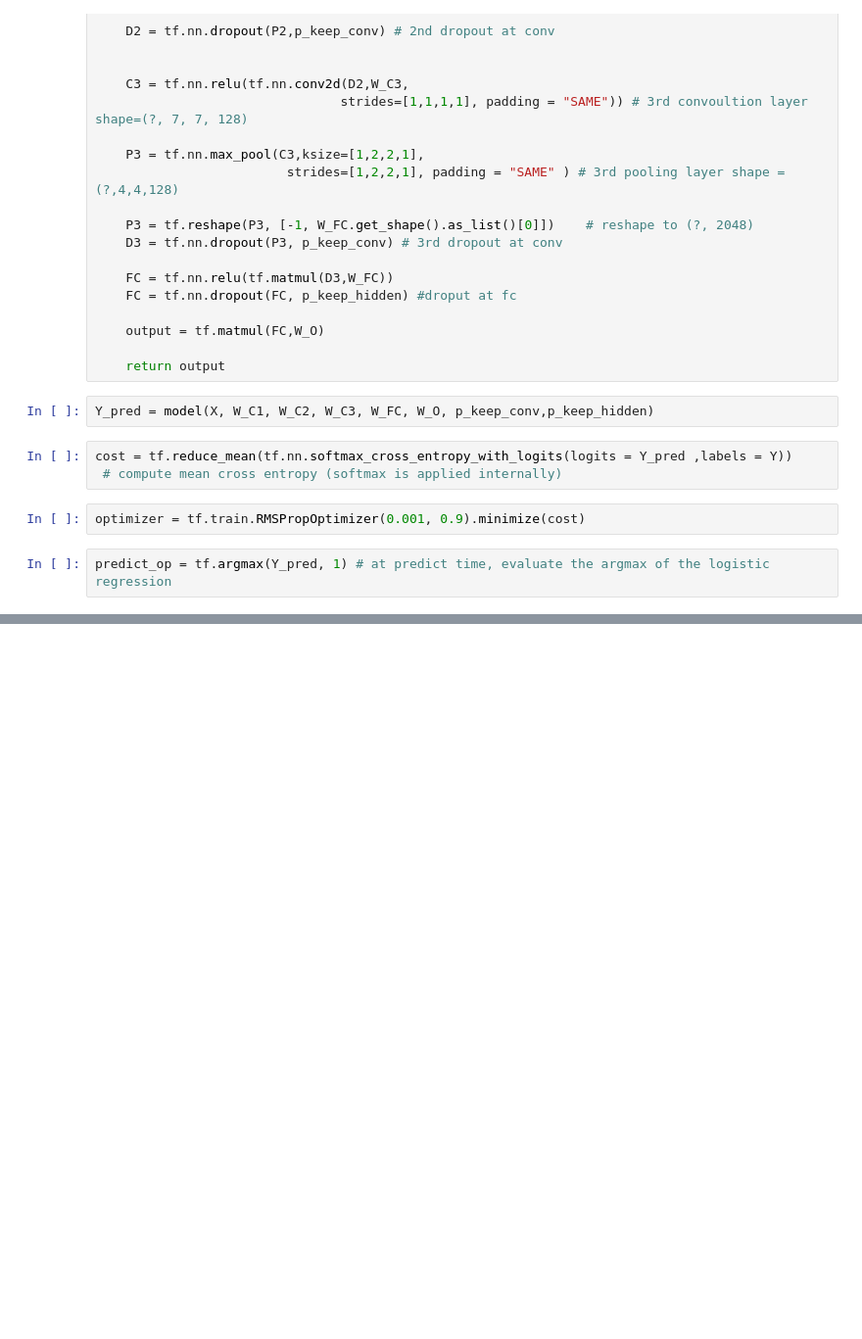
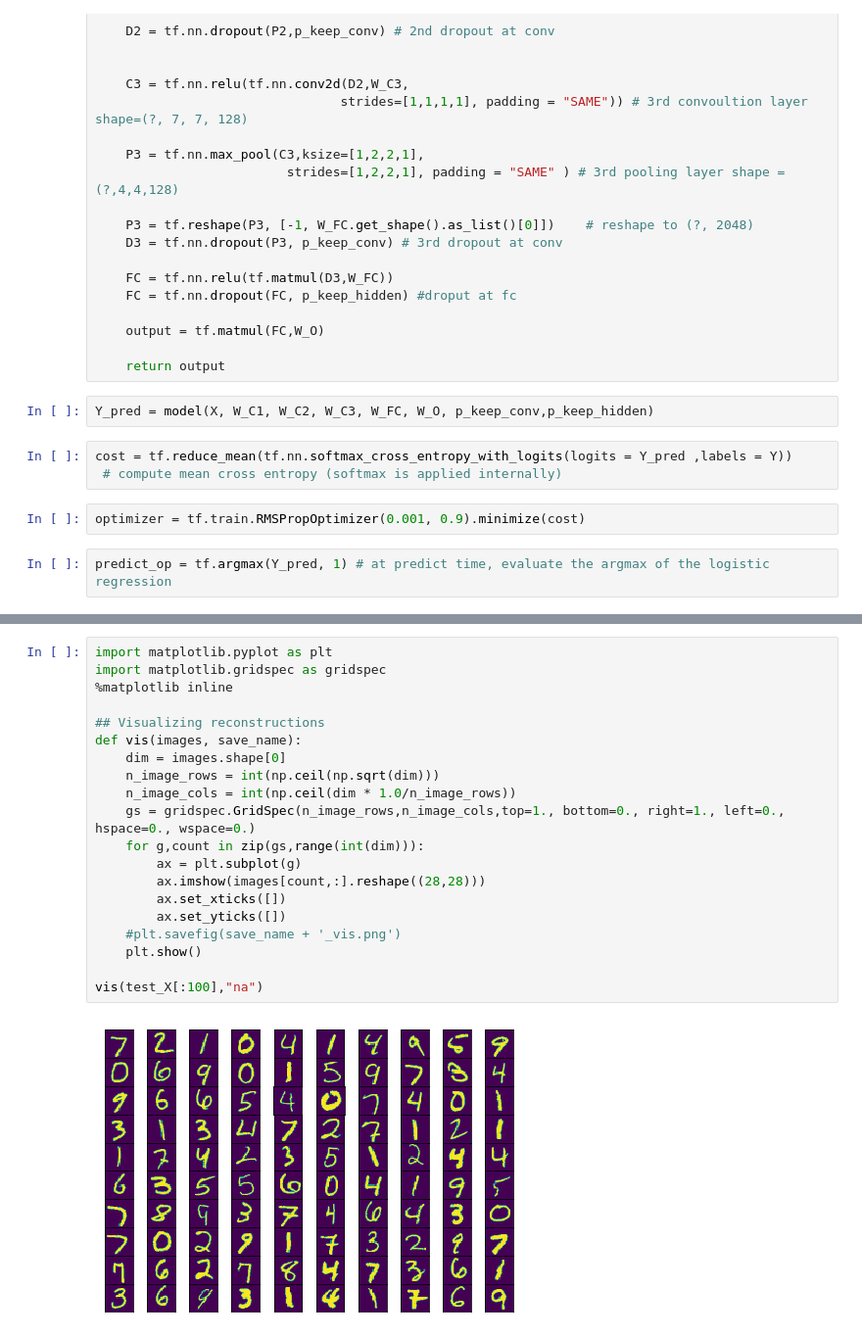
Before and after one commit to Madhu009/Machine-Intelligence-with-TensorFlow, a Jupyter notebook: Machine Learning Algorithms/CNN(MNIST).ipynb, the cells around one changed output, grey strips where cells are left out. Shown: that part at 98% size. Cells and saved outputs as stored; diff of their text form; blank space fills up the shorter version.

Commit message:
CNN MNIST(99% accu) with images

```diff
--- a/Machine Learning Algorithms/CNN(MNIST).ipynb
+++ b/Machine Learning Algorithms/CNN(MNIST).ipynb
@@ -112,0 +114,22 @@ testing labels for test data
+# %%
+import matplotlib.pyplot as plt
+import matplotlib.gridspec as gridspec
+%matplotlib inline
+
+## Visualizing reconstructions
+def vis(images, save_name):
+    dim = images.shape[0]
+    n_image_rows = int(np.ceil(np.sqrt(dim)))
+    n_image_cols = int(np.ceil(dim * 1.0/n_image_rows))
+    gs = gridspec.GridSpec(n_image_rows,n_image_cols,top=1., bottom=0., right=1., left=0., hspace=0., wspace=0.)
+    for g,count in zip(gs,range(int(dim))):
+        ax = plt.subplot(g)
+        ax.imshow(images[count,:].reshape((28,28)))
+        ax.set_xticks([])
+        ax.set_yticks([])
+    #plt.savefig(save_name + '_vis.png')
+    plt.show()
+
+vis(test_X[:100],"na")
+# %% [output]
+[figure, added]
```
Also changed, not shown: parts of 1 cell of this notebook.
